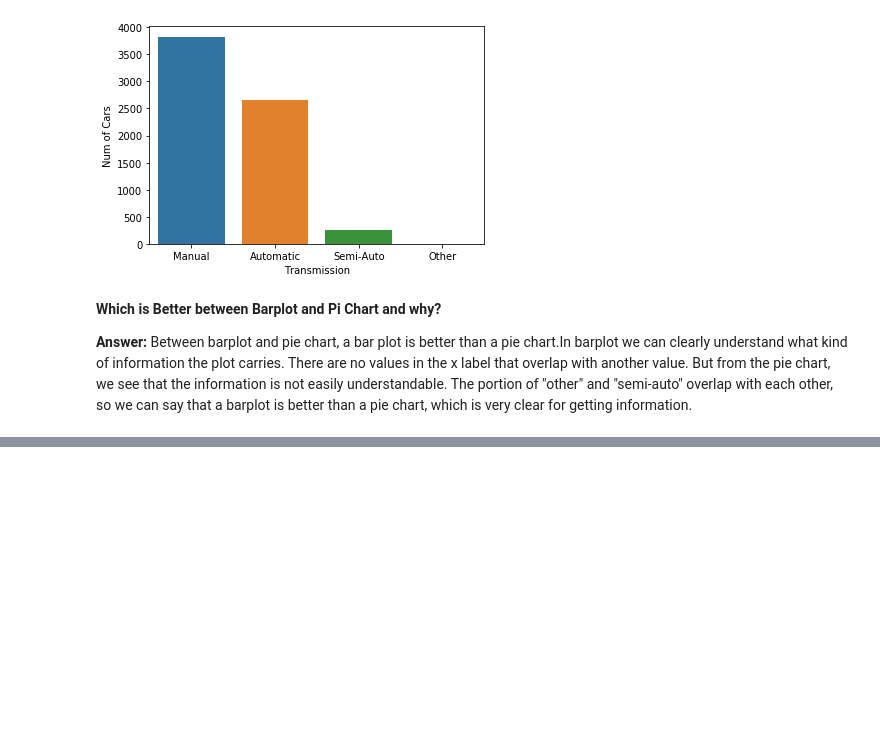
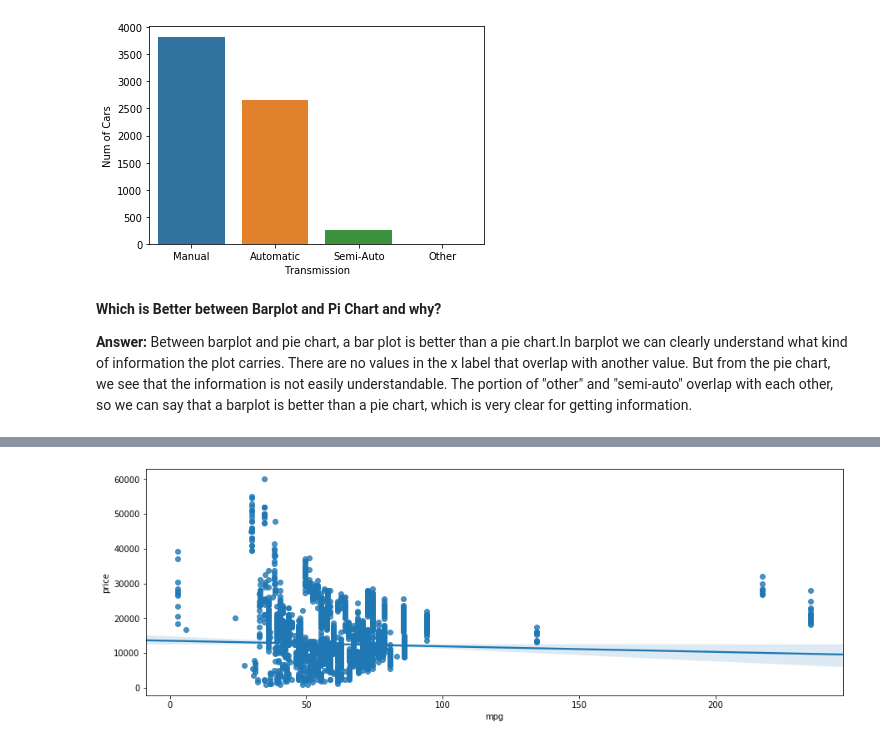
Before and after one commit to Sourish8/toyota_used_car_analysis-, a Jupyter notebook: toyota_used_car_EDA.ipynb, the cells around one changed output, grey strips where cells are left out. Cells and saved outputs as stored; diff of their text form; code cells hidden in the pictures; blank space fills up the shorter version.

```diff
--- a/toyota_used_car_EDA.ipynb
+++ b/toyota_used_car_EDA.ipynb
@@ -119,0 +190,8 @@ plt.show()
+# %%
+plt.figure(figsize=(15,5))
+
+sns.regplot(x = "mpg", y ="price" , data=df)
+
+plt.show()
+# %% [output]
+[figure, added]
```
Also changed, not shown: parts of 13 cells of this notebook.
